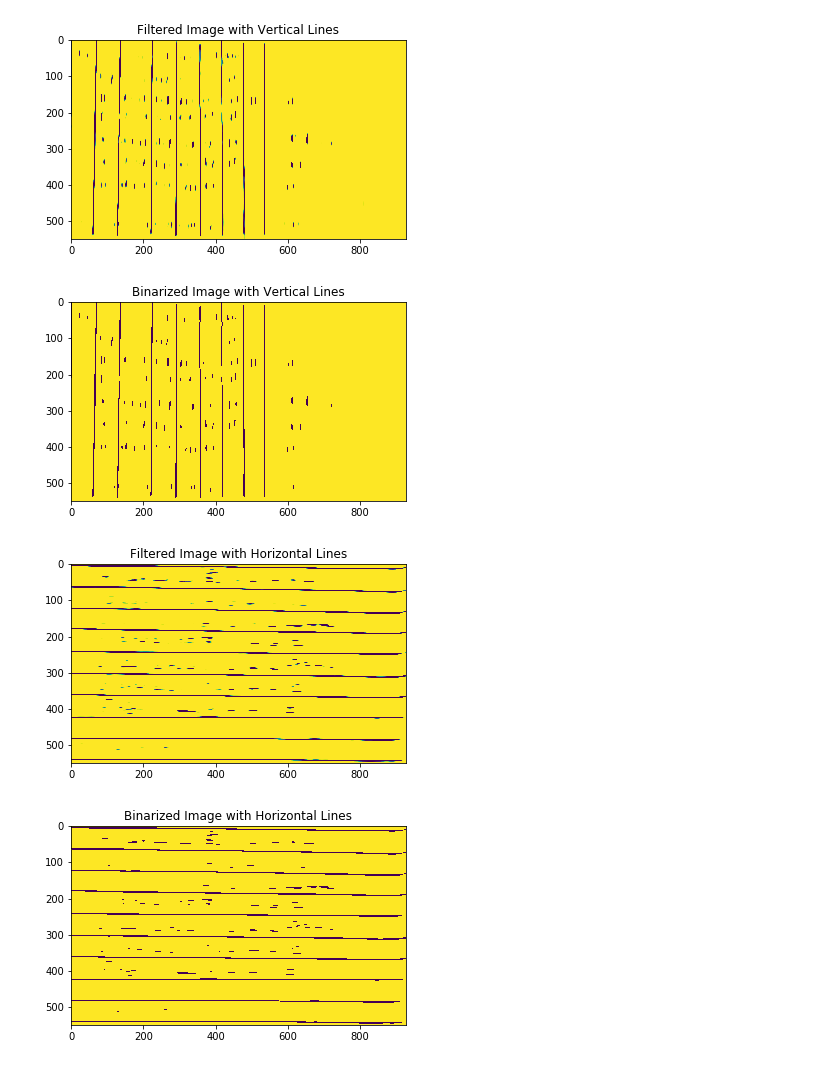
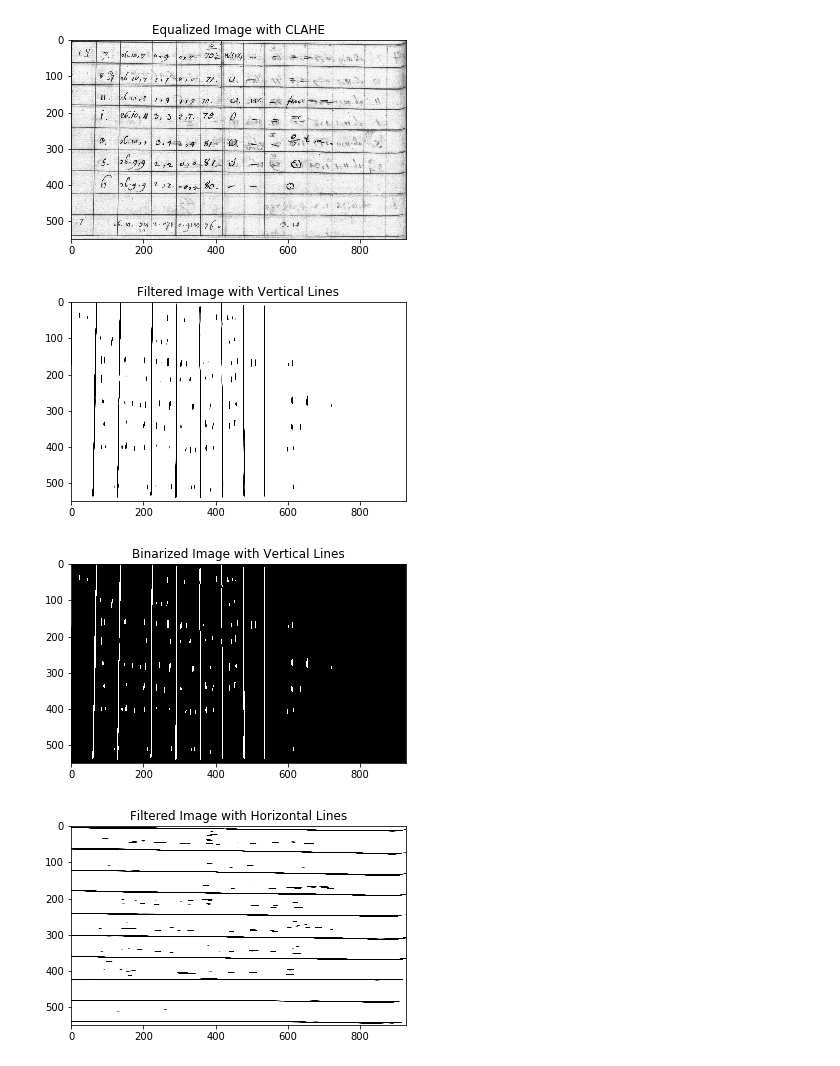
Before and after one commit to CrazyCrud/table-recognition-for-historical-handwritten-documents, a Jupyter notebook: work/Table Recognition.ipynb, the cells around one changed output. Drawn from its saved outputs; the diff is of its cells as text; code cells hidden in the pictures.

```diff
--- a/work/Table Recognition.ipynb
+++ b/work/Table Recognition.ipynb
@@ -12,41 +12,82 @@ def _get_kernel(theta) -> float:
 
 def filter_image(img, theta=np.pi):
     kernel = _get_kernel(theta)
-    img_filtered = cv2.filter2D(img, cv2.CV_8UC3, kernel)
-    return cv2.cvtColor(img_filtered, cv2.COLOR_BGR2GRAY)
+    return cv2.filter2D(img, -1, kernel)
 
 
 def load_image(path: str):
     return cv2.imread(path)
 
 
+def invert(img):
+    return cv2.bitwise_not(img)
+
+
 def binarize_image(img):
-    ret, img_binarized = cv2.threshold(img, 0, 255, cv2.THRESH_OTSU)
+    ret, img_binarized = cv2.threshold(img, 0, 255, cv2.THRESH_BINARY+cv2.THRESH_OTSU)
     return img_binarized
 
 
+def equalize_image(img):
+    clahe = cv2.createCLAHE(clipLimit=2.0, tileGridSize=(8,8))
+    return clahe.apply(img)
+
+
+def remove_connected_components(img):
+    number_of_labels, labels, stats, centroids = cv2.connectedComponentsWithStats(img, 8, cv2.CV_32S)
+    sizes = stats[1:, -1]
+    number_of_labels = number_of_labels - 1
+    min_size = 350
+
+    img_cleaned = np.full(img.shape, 0)
+    for i in range(0, number_of_labels):
+        if sizes[i] >= min_size:
+            img_cleaned[labels == i + 1] = 255
+
+    return img_cleaned
+
+
+def moprhological_opening(img):
+    kernel = np.ones((3,3), np.uint8)
+    return cv2.morphologyEx(img, cv2.MORPH_OPEN, kernel)
+
+
 def show_image(img, title="") -> None:
-    plt.imshow(img)
+    plt.imshow(img, cmap='Greys_r')
     plt.title(title)
     plt.show()
 
 
 def run():
     img = load_image('./assets/scan--no-borders.png')
+    img = cv2.cvtColor(img, cv2.COLOR_BGR2GRAY)
     show_image(img, "Original")
+
+    img_equalized = equalize_image(img.copy())
+    show_image(img_equalized, "Equalized Image with CLAHE")
 
     img_filtered = filter_image(img, theta=np.pi)
     show_image(img_filtered, "Filtered Image with Vertical Lines")
 
-    img_binarized = binarize_image(img_filtered.copy())
-    show_image(img_binarized, "Binarized Image with Vertical Lines")
+    img_vertical_binarized = binarize_image(img_filtered.copy())
+    img_vertical_binarized = invert(img_vertical_binarized)
+    show_image(img_vertical_binarized, "Binarized Image with Vertical Lines")
 
     img_filtered = filter_image(img, theta=np.pi/2)
     show_image(img_filtered, "Filtered Image with Horizontal Lines")
 
-    img_binarized = binarize_image(img_filtered.copy())
-    show_image(img_binarized, "Binarized Image with Horizontal Lines")
+    img_horizontal_binarized = binarize_image(img_filtered.copy())
+    img_horizontal_binarized = invert(img_horizontal_binarized)
+    show_image(img_horizontal_binarized, "Binarized Image with Horizontal Lines")
 
+    img_combined = cv2.bitwise_or(img_vertical_binarized, img_horizontal_binarized)
+    show_image(img_combined, "Combined Images")
+
+    img_cleaned = remove_connected_components(img_combined.copy())
+    show_image(img_cleaned, "Cleaned Image by Connected Components")
+
+    img_cleaned = moprhological_opening(img_combined.copy())
+    show_image(img_cleaned, "Cleaned Image by Morphological Opening")
 
 run()
 # %% [output]
@@ -54,4 +95,4 @@ run()
-[figure, old version]
+[figure, new version]
-[figure, old version]
+[figure, new version]
-[figure, old version]
+[figure, new version]
-[figure, old version]
+[figure, new version]
```
Also changed, not shown: parts of 1 cell of this notebook, 1 other file.
